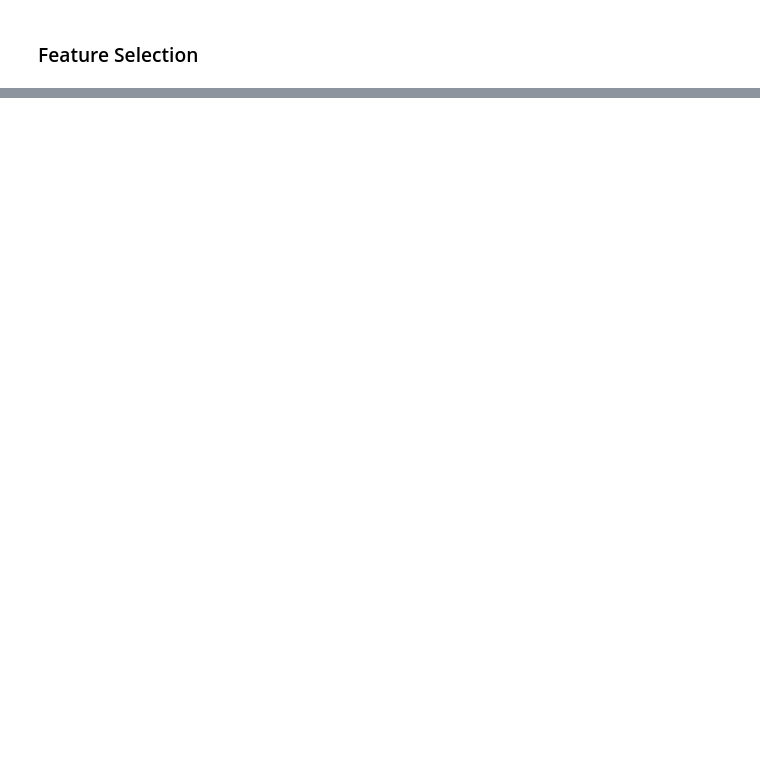
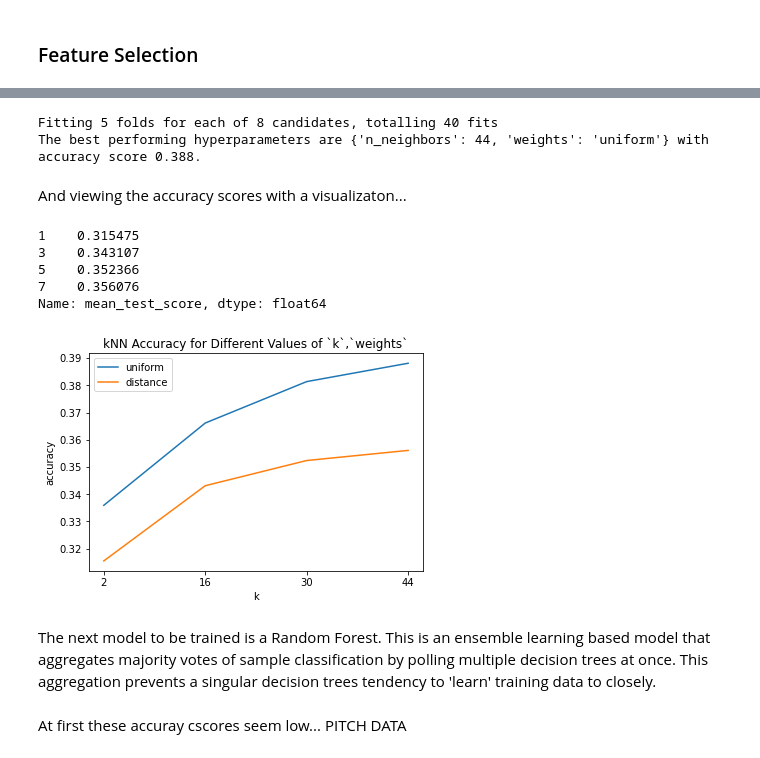
Before and after one commit to reetyf/mets, a Jupyter notebook: Hailey_Weinschenk_NYM_Questionnaire.ipynb, the cells around one changed output, grey strips where cells are left out. Saved outputs shown, nothing was run; the diff lists cells and outputs as text; code cells hidden in the pictures; blank space fills up the shorter version.

```diff
--- a/Hailey_Weinschenk_NYM_Questionnaire.ipynb
+++ b/Hailey_Weinschenk_NYM_Questionnaire.ipynb
@@ -380,6 +382,6 @@ index_to_drop = unlikely_dupes.index # get indeces to drop
 
 length_before = len(train) # original length
 train.drop(index = index_to_drop,inplace=True, axis = 0) # proceed with driop
-train.reset_index() # reset index to avoid gaps
+train.reset_index(inplace = True,drop = True) # reset index to avoid gaps
 
 assert (len(train) + len(index_to_drop) == length_before) # assertion
@@ -501,0 +466,5 @@ EXPLAIN
+# %%
+temp = y_train.map({"FF":0,"FT":1, "SL":2, "CH":3, "CB":4}) # encode
+
+y_train = temp.copy()
+y_train
@@ -501,0 +517,7 @@ EXPLAIN
+# %%
+from sklearn.decomposition import PCA
+
+my_PCA = PCA(n_components=6) # 6 components found to be happy medium preserving performance with significant reduction
+my_PCA.fit(X_train_scaled) # fit on training
+X_train_PCA = my_PCA.transform(X_train_scaled)
+X_test_PCA = my_PCA.transform(X_test_scaled) # transform on both
@@ -502 +529,40 @@ EXPLAIN
+# %%
+from sklearn.model_selection import GridSearchCV
+from sklearn.neighbors import KNeighborsClassifier
+
+knn = KNeighborsClassifier()
+params = {'n_neighbors': np.arange(2,45,14),'weights': ['uniform', 'distance']}
+gs = GridSearchCV(knn,param_grid=params,cv = 5,n_jobs = 1,verbose = 1)
+gs.fit(X_train_PCA,y_train)
+
+print(f'The best performing hyperparameters are {gs.best_params_} with accuracy score {gs.best_score_:.3f}.')
+# %% [output]
+Fitting 5 folds for each of 8 candidates, totalling 40 fits
+The best performing hyperparameters are {'n_neighbors': 44, 'weights': 'uniform'} with accuracy score 0.388.
+# %% [markdown]
+And viewing the accuracy scores with a visualizaton...
+# %%
+results.loc[results['param_weights'] == 'distance','mean_test_score']
+# %% [output]
+1    0.315475
+3    0.343107
+5    0.352366
+7    0.356076
+Name: mean_test_score, dtype: float64
+# %%
+results = pd.DataFrame(gs.cv_results_)
+
+plt.figure()
+plt.plot(results.loc[results['param_weights'] == 'uniform','mean_test_score'],label = 'uniform')
+plt.plot([0,2,4,6], results.loc[results['param_weights'] == 'distance','mean_test_score'].values,label = 'distance')
+plt.xticks(ticks = range(0,8,2), labels = results.loc[results['param_weights'] == 'uniform','param_n_neighbors'].values.astype(int))
+plt.legend()
+plt.xlabel('k')
+plt.ylabel('accuracy')
+plt.title('kNN Accuracy for Different Values of `k`,`weights`')
+plt.show()
+# %% [output]
+[figure, added]
+# %% [markdown]
+The next model to be trained is a Random Forest. This is an ensemble learning based model that aggregates majority votes of sample classification by polling multiple decision trees at once. This aggregation prevents a singular decision trees tendency to 'learn' training data to closely.
 # %%
@@ -512,0 +585,2 @@ print(gs.best_score_)
+# %% [markdown]
+At first these accuray cscores seem low...  PITCH DATA
```
Also changed, not shown: parts of 68 cells of this notebook.
